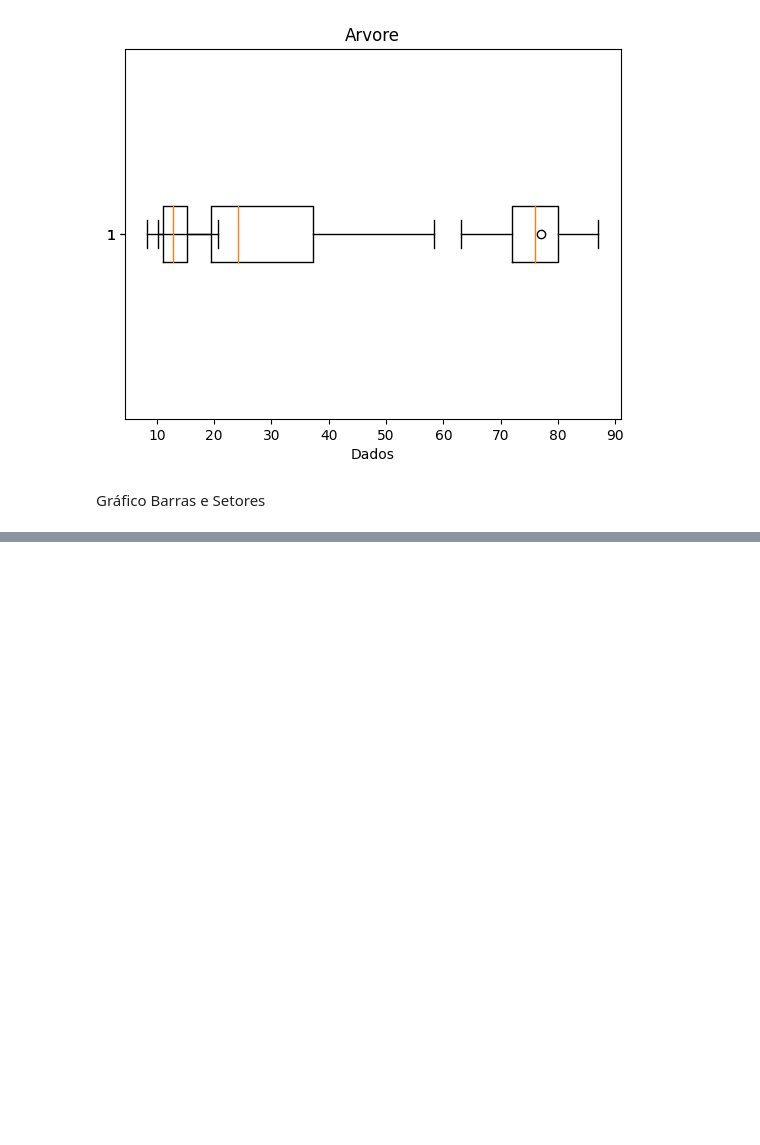
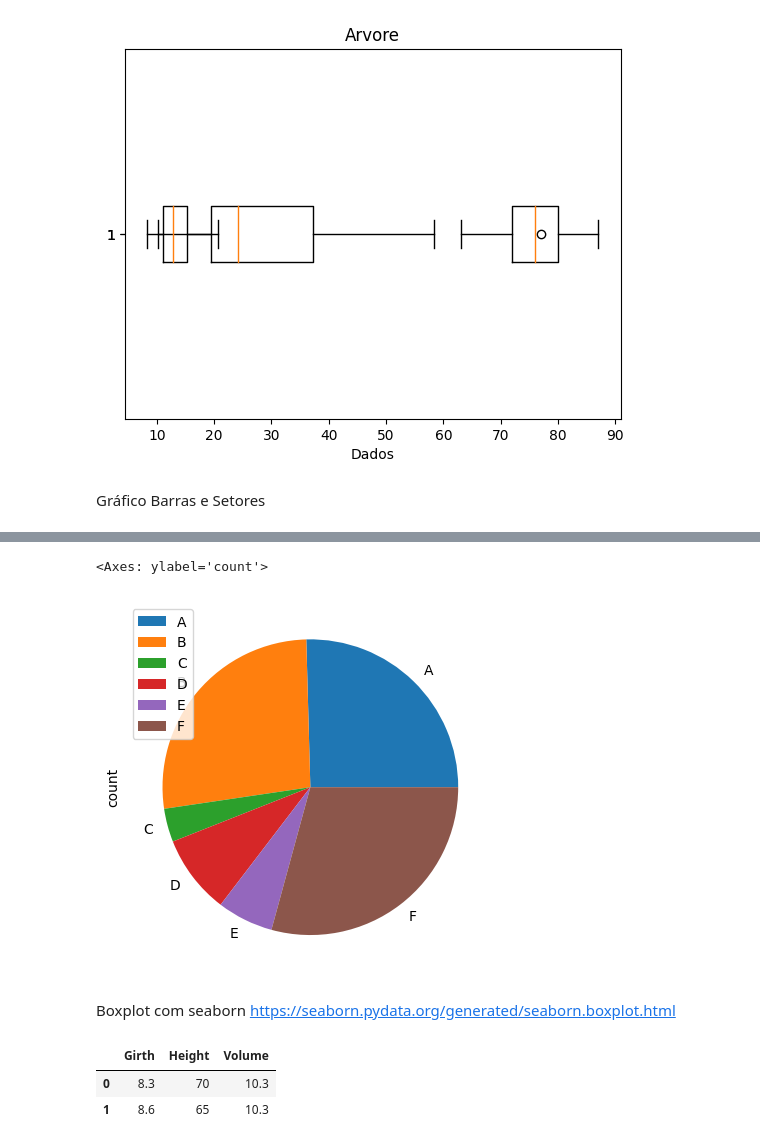
Before and after one commit to MariaNatiele/Estudando_DataScience, a Jupyter notebook: Gráficos.ipynb, the cells around one changed output, grey strips where cells are left out. Drawn from its saved outputs; the diff is of its cells as text; code cells hidden in the pictures; blank space fills up the shorter version.

```diff
--- a/Gráficos.ipynb
+++ b/Gráficos.ipynb
@@ -212,0 +257,14 @@ Gráfico Barras e Setores
+# %%
+agrupando.plot.pie(legend=True)
+# %% [output]
+<Axes: ylabel='count'>
+[figure, added]
+# %% [markdown]
+Boxplot com seaborn
+https://seaborn.pydata.org/generated/seaborn.boxplot.html
+# %%
+dataframe.head(2)
+# %% [output]
+|  | Girth | Height | Volume |
+| 0 | 8.3 | 70 | 10.3 |
+| 1 | 8.6 | 65 | 10.3 |
```
Also changed, not shown: parts of 46 cells of this notebook.
